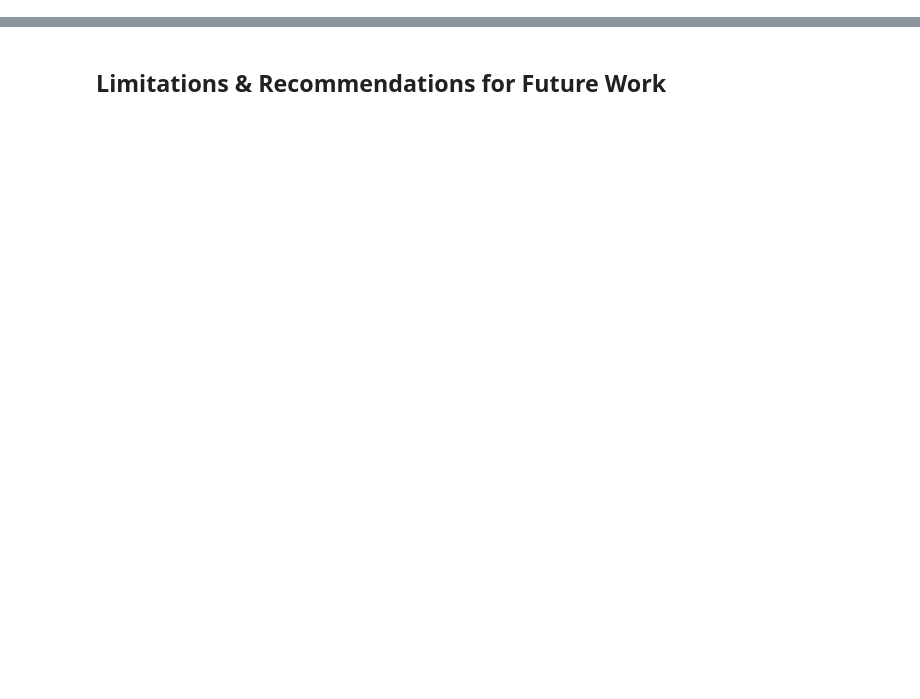
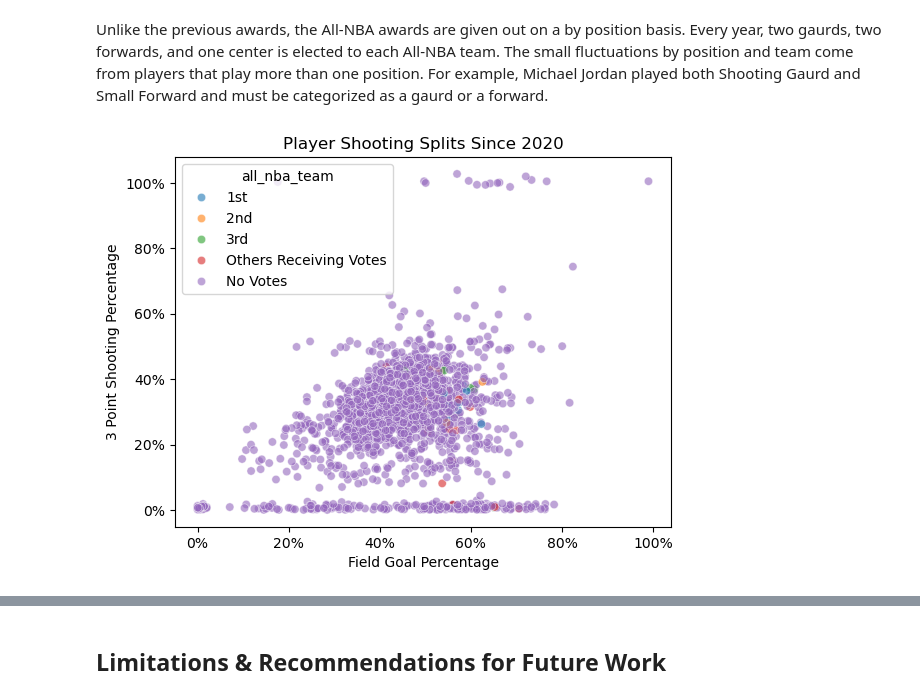
Before and after one commit to EvanStowell/DS3870_Final, a Jupyter notebook: Final_Group3.ipynb, the cells around one changed output, grey strips where cells are left out. Drawn from its saved outputs; the diff is of its cells as text; code cells hidden in the pictures; blank space fills up the shorter version.

```diff
--- a/Final_Group3.ipynb
+++ b/Final_Group3.ipynb
@@ -339,0 +725,26 @@ all_nba.query("all_nba_team == '1T'")
+# %%
+# data prepping
+
+all_nba = nba.merge(all_nba_players, on = ['player', 'season'], how = 'left')
+#all_nba.head()
+all_nba['all_nba_voting_pts'] = all_nba['all_nba_voting_pts'].fillna(0)
+all_nba['all_nba_team'] = all_nba['all_nba_team'].fillna('No Votes')
+all_nba['all_nba_team'] = all_nba['all_nba_team'].replace({
+    '1T': '1st',
+    '2T': '2nd',
+    '3T': '3rd',
+    'ORV': 'Others Receiving Votes'
+})
+
+# assigning an order to the All-NBA teams so graphs look nice
+ordered_categories = ['1st', '2nd', '3rd', 'Others Receiving Votes', 'No Votes']
+all_nba['all_nba_team'] = pd.Categorical(all_nba['all_nba_team'], categories=ordered_categories, ordered=True)
+all_nba.head()
+
+# making pos2 column for position
+all_nba['pos2'] = all_nba['position'].apply(lambda x: 'Guard' if x in ['PG', 'SG']
+                                        else ('Forward' if x in ['SF', 'PF']
+                                              else ('Center' if x == 'C' else 'Unknown')))
+
+# showing the 2024 All-NBA 1st Team
+all_nba.query("season == 2024 and all_nba_team == '1st'")
@@ -339,0 +786,3 @@ all_nba.query("all_nba_team == '1T'")
+# %%
+all_nba2 = all_nba.query('season >= 2020')
+all_nba2.head(10)
@@ -339,0 +802,20 @@ all_nba.query("all_nba_team == '1T'")
+# %% [markdown]
+Unlike the previous awards, the All-NBA awards are given out on a by position basis. Every year, two gaurds, two forwards, and one center is elected to each All-NBA team. The small fluctuations by position and team come from players that play more than one position. For example, Michael Jordan played both Shooting Gaurd and Small Forward and must be categorized as a gaurd or a forward.
+# %%
+# make a scatterplot with shooting percentage and 3p shooting percentage with dots colored by all_nba_team
+
+x_jittered = abs(all_nba2['fg_percent'] + np.random.normal(0, 0.01, size=len(all_nba2)))
+y_jittered = abs(all_nba2['fg_percent_3p'] + np.random.normal(0, 0.01, size=len(all_nba2)))
+sns.scatterplot(x = x_jittered,
+                y = y_jittered,
+                hue = all_nba2['all_nba_team'],
+                alpha = .6)
+#   !! add a jitter !!
+plt.gca().xaxis.set_major_formatter(PercentFormatter(1))  # scale 0–1 to 0–100%
+plt.gca().yaxis.set_major_formatter(PercentFormatter(1))
+plt.xlabel('Field Goal Percentage')
+plt.ylabel('3 Point Shooting Percentage')
+plt.title('Player Shooting Splits Since 2020')
+plt.show();
+# %% [output]
+[figure, added]
```
Also changed, not shown: parts of 109 cells of this notebook.
